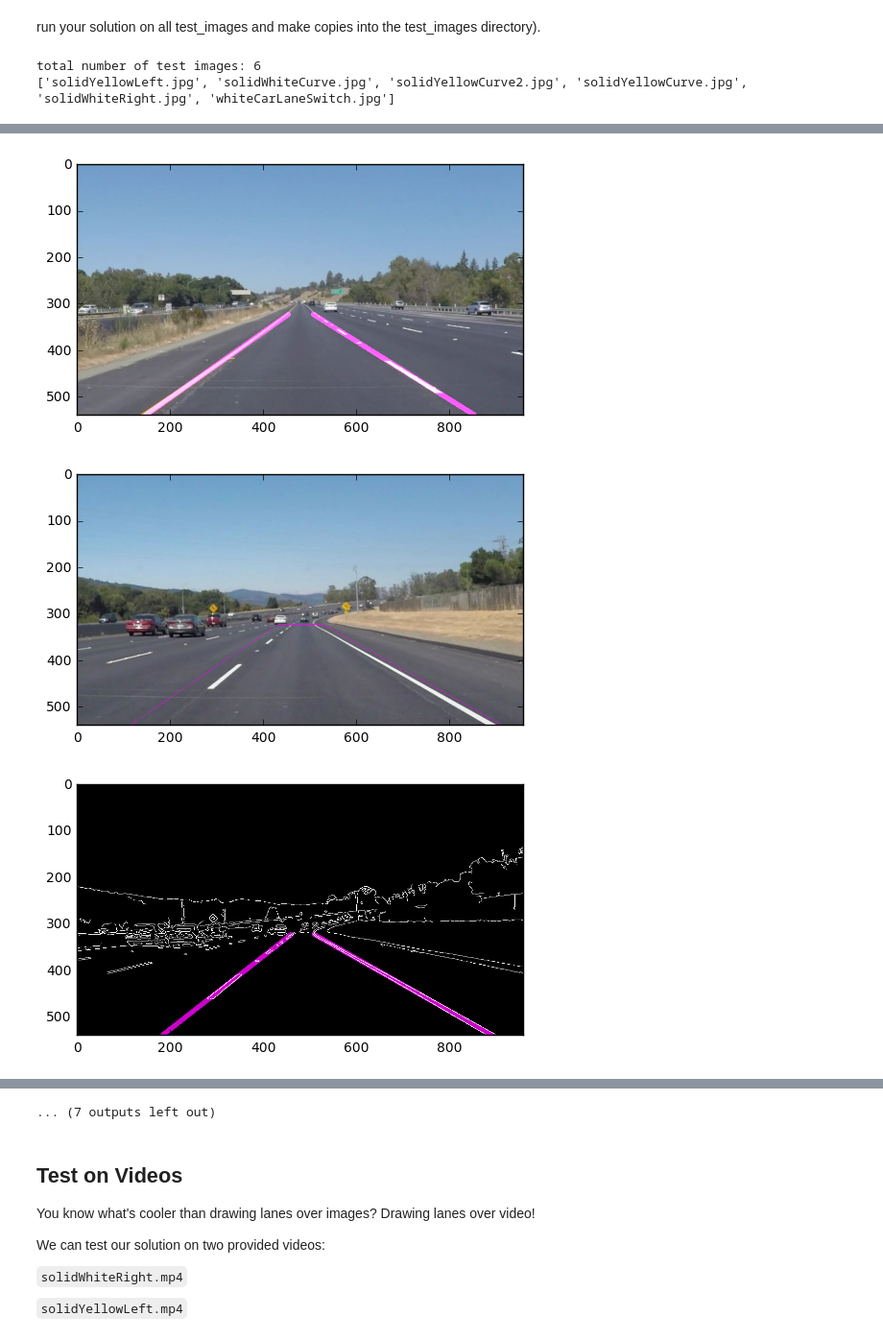
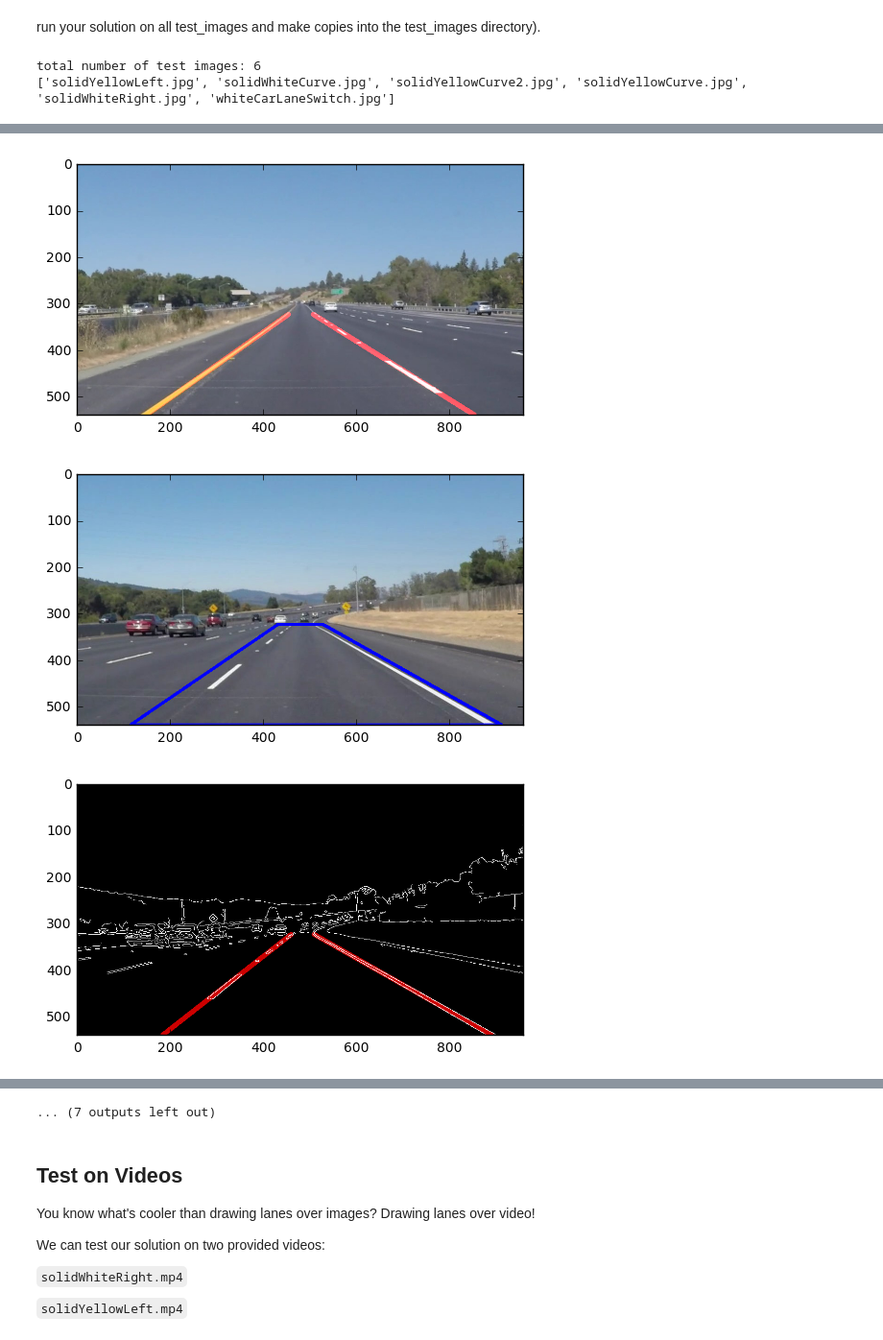
Before and after one commit to kaixinguor/CarND-LaneLines-P1, a Jupyter notebook: P1.ipynb, the cells around one changed output, grey strips where cells are left out. Shown at 96% size. Saved outputs shown, nothing was run; the diff lists cells and outputs as text; code cells hidden in the pictures.

Commit message:
refine and save results

```diff
--- a/P1.ipynb
+++ b/P1.ipynb
@@ -170,7 +170,7 @@ def hough_lines(img, rho, theta, threshold, min_line_len, max_line_gap):
     """
     lines = cv2.HoughLinesP(img, rho, theta, threshold, np.array([]), minLineLength=min_line_len, maxLineGap=max_line_gap)
     line_img = np.zeros((img.shape[0], img.shape[1], 3), dtype=np.uint8)
-    draw_lines(line_img, lines,[255, 0, 255], thickness=10)
+    draw_lines(line_img, lines,[255, 0, 0], thickness=10)
     #print("{0:d} lines detected".format(len(lines)))
     #print(lines)
 
@@ -221,15 +221,12 @@ numImg = len(imgList)
 print("total number of test images: {0:d}".format(numImg))
 print(imgList)
 
-for iimg in np.arange(numImg):
-    imgFile = os.path.join(dir_test,imgList[iimg])
-    image = mpimg.imread(imgFile)
-
+def process_image1(image):
     # convert to gray scale image
     gray = grayscale(image)
 
     # Gaussian smoothing / blurring
-    kernel_size = 3 # Must be an odd number (3, 5, 7...)
+    kernel_size = 3
     blur_gray = gaussian_blur(gray, kernel_size)
 
     # Canny edge detection
@@ -241,14 +238,14 @@ for iimg in np.arange(numImg):
     imshape = image.shape
     vertices = np.array([[(imshape[1]*0.12,imshape[0]),(imshape[1]*0.45, imshape[0]*0.6), \
                           (imshape[1]*0.55, imshape[0]*0.6), (imshape[1]*0.95,imshape[0])]], dtype=np.int32)
-    plt.figure()
+
+    # draw roi
     num_pt = len(vertices[0,:])
-    test_image = np.copy(image)
+    roi_image = np.copy(image)
     for i in np.arange(num_pt):
         pt1 = vertices[0,i]
         pt2 = vertices[0,i-3]
-        cv2.line(test_image,(pt1[0],pt1[1]),(pt2[0],pt2[1]),[255,0,255])
-    plt.imshow(test_image)
+        cv2.line(roi_image,(pt1[0],pt1[1]),(pt2[0],pt2[1]),[0,0,255],5)
 
     masked_edges = region_of_interest(edges, vertices)
 
@@ -266,13 +263,25 @@ for iimg in np.arange(numImg):
 
     # Draw the lines on the edge image
     lines_edges = weighted_img(color_edges, lines)
+    result_image = weighted_img(image, lines)
+    return result_image, lines_edges, roi_image
 
+for iimg in np.arange(numImg):
+    imgNm = imgList[iimg]
+    imgFile = os.path.join(dir_test,imgNm)
+    image = mpimg.imread(imgFile)
+
+    result_image, lines_edges, roi_image = process_image1(image)
+    plt.figure()
+    plt.imshow(roi_image)
     plt.figure()
     plt.imshow(lines_edges)
-
-    result_image = weighted_img(image, lines)
     plt.figure()
     plt.imshow(result_image)
+
+    mpimg.imsave(os.path.join(dir_test,imgNm[:-4]+"_roi.jpg"),roi_image)
+    mpimg.imsave(os.path.join(dir_test,imgNm[:-4]+"_lines.jpg"),lines_edges)
+    mpimg.imsave(os.path.join(dir_test,imgNm[:-4]+"_result.jpg"),result_image)
 # %% [output]
 total number of test images: 6
 ['solidYellowLeft.jpg', 'solidWhiteCurve.jpg', 'solidYellowCurve2.jpg', 'solidYellowCurve.jpg', 'solidWhiteRight.jpg', 'whiteCarLaneSwitch.jpg']
@@ -281,3 +290,3 @@ total number of test images: 6
-[figure, old version]
+[figure, new version]
-[figure, old version]
+[figure, new version]
-[figure, old version]
+[figure, new version]
```
Also changed, not shown: parts of 1 cell of this notebook, 18 other files.
